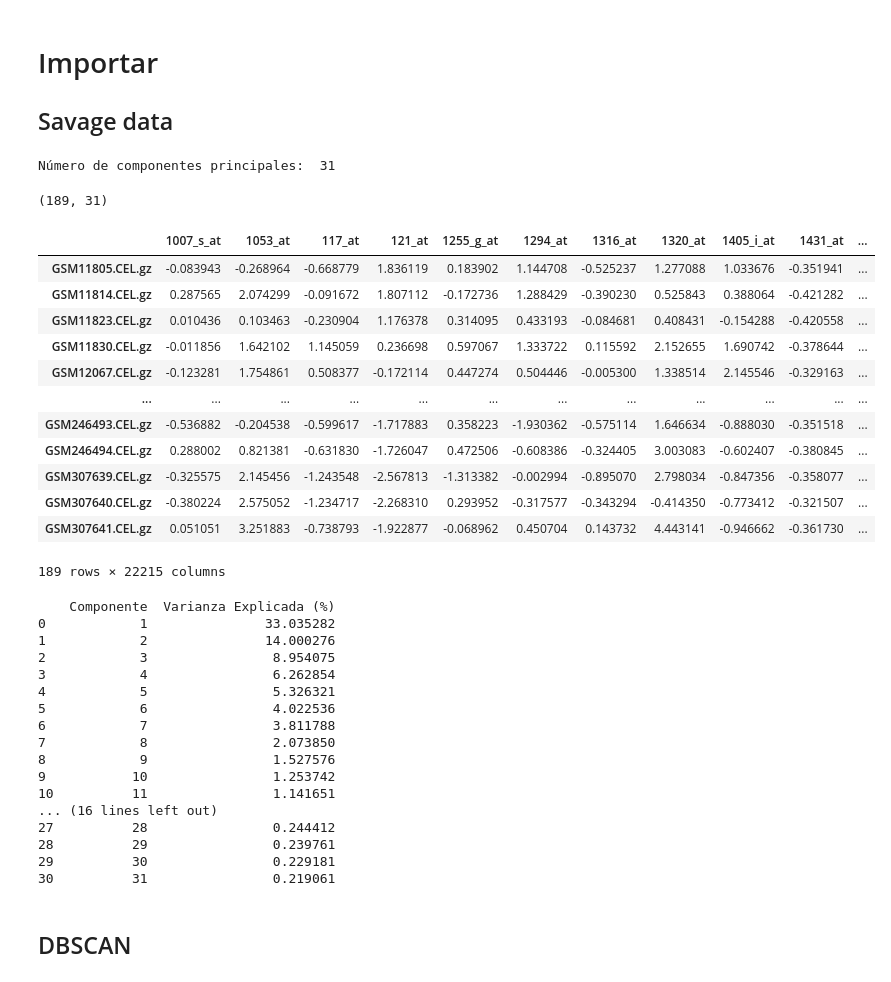
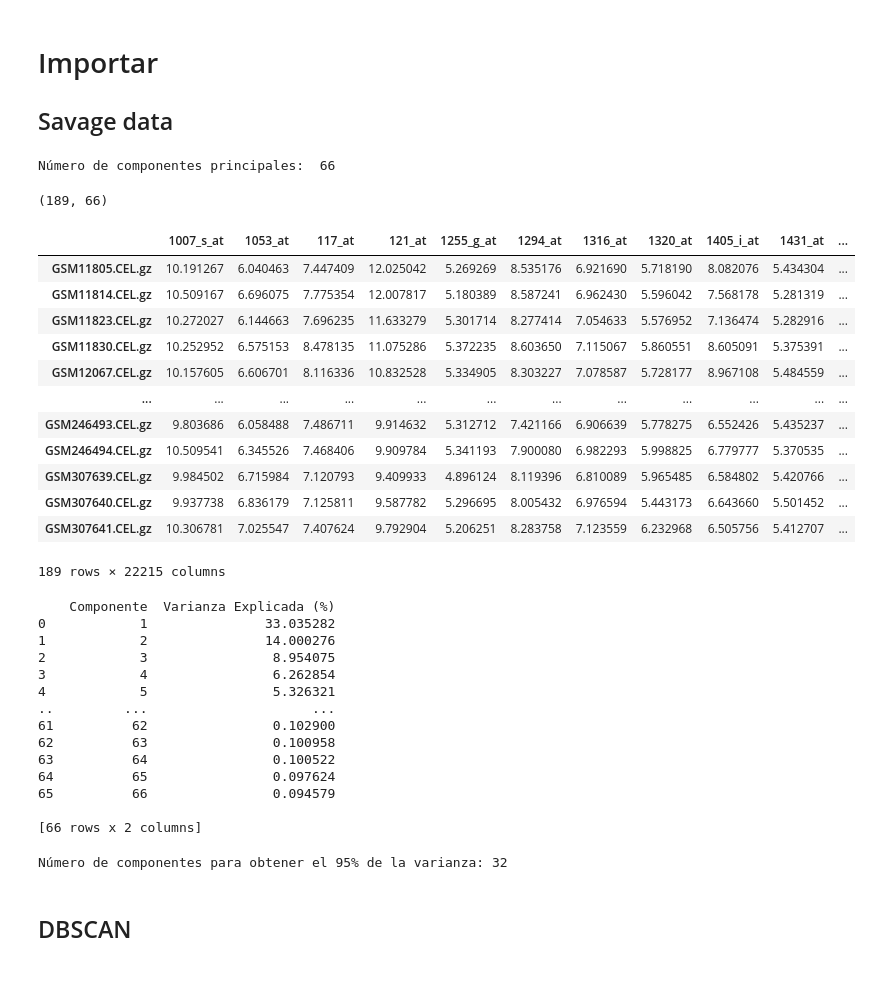
Before and after one commit to OmarUTEC/project2-machine, a Jupyter notebook: DBSCAN/dbscan2.ipynb, the cells around one changed output. Drawn from its saved outputs; the diff is of its cells as text; code cells hidden in the pictures.

```diff
--- a/DBSCAN/dbscan2.ipynb
+++ b/DBSCAN/dbscan2.ipynb
@@ -3,7 +3,6 @@
 ## Savage data
 # %%
 import pandas as pd
-from sklearn.preprocessing import StandardScaler
 from sklearn.decomposition import PCA
 
 # Cargar dataset_tissue.txt
@@ -17,36 +16,31 @@ classes = pd.read_csv(classes_path, sep=',', header=0, index_col=0)
 # Transponer los datos
 data_transposed = data.transpose()
 
-# Normalizar los datos usando MinMaxScaler
-scaler = StandardScaler()
-data_normalized = pd.DataFrame(scaler.fit_transform(data_transposed),
-                               columns=data_transposed.columns,
-                               index=data_transposed.index)
 
 # Aplicar PCA para retener el 95% de la varianza
-pca_95 = PCA(n_components=0.90)
+pca_95 = PCA(n_components=0.95)
 data_pca = pca_95.fit_transform(data_transposed)
 
 print('Número de componentes principales: ', pca_95.n_components_)
 # %% [output]
-Número de componentes principales:  31
+Número de componentes principales:  66
 # %%
 print(data_pca.shape)
-data_normalized
+data_transposed
 # %% [output]
-(189, 31)
+(189, 66)
 |  | 1007_s_at | 1053_at | 117_at | 121_at | 1255_g_at | 1294_at | 1316_at | 1320_at | 1405_i_at | 1431_at | ... |
-| GSM11805.CEL.gz | -0.083943 | -0.268964 | -0.668779 | 1.836119 | 0.183902 | 1.144708 | -0.525237 | 1.277088 | 1.033676 | -0.351941 | ... |
-| GSM11814.CEL.gz | 0.287565 | 2.074299 | -0.091672 | 1.807112 | -0.172736 | 1.288429 | -0.390230 | 0.525843 | 0.388064 | -0.421282 | ... |
-| GSM11823.CEL.gz | 0.010436 | 0.103463 | -0.230904 | 1.176378 | 0.314095 | 0.433193 | -0.084681 | 0.408431 | -0.154288 | -0.420558 | ... |
-| GSM11830.CEL.gz | -0.011856 | 1.642102 | 1.145059 | 0.236698 | 0.597067 | 1.333722 | 0.115592 | 2.152655 | 1.690742 | -0.378644 | ... |
-| GSM12067.CEL.gz | -0.123281 | 1.754861 | 0.508377 | -0.172114 | 0.447274 | 0.504446 | -0.005300 | 1.338514 | 2.145546 | -0.329163 | ... |
+| GSM11805.CEL.gz | 10.191267 | 6.040463 | 7.447409 | 12.025042 | 5.269269 | 8.535176 | 6.921690 | 5.718190 | 8.082076 | 5.434304 | ... |
+| GSM11814.CEL.gz | 10.509167 | 6.696075 | 7.775354 | 12.007817 | 5.180389 | 8.587241 | 6.962430 | 5.596042 | 7.568178 | 5.281319 | ... |
+| GSM11823.CEL.gz | 10.272027 | 6.144663 | 7.696235 | 11.633279 | 5.301714 | 8.277414 | 7.054633 | 5.576952 | 7.136474 | 5.282916 | ... |
+| GSM11830.CEL.gz | 10.252952 | 6.575153 | 8.478135 | 11.075286 | 5.372235 | 8.603650 | 7.115067 | 5.860551 | 8.605091 | 5.375391 | ... |
+| GSM12067.CEL.gz | 10.157605 | 6.606701 | 8.116336 | 10.832528 | 5.334905 | 8.303227 | 7.078587 | 5.728177 | 8.967108 | 5.484559 | ... |
 | ... | ... | ... | ... | ... | ... | ... | ... | ... | ... | ... | ... |
-| GSM246493.CEL.gz | -0.536882 | -0.204538 | -0.599617 | -1.717883 | 0.358223 | -1.930362 | -0.575114 | 1.646634 | -0.888030 | -0.351518 | ... |
-| GSM246494.CEL.gz | 0.288002 | 0.821381 | -0.631830 | -1.726047 | 0.472506 | -0.608386 | -0.324405 | 3.003083 | -0.602407 | -0.380845 | ... |
-| GSM307639.CEL.gz | -0.325575 | 2.145456 | -1.243548 | -2.567813 | -1.313382 | -0.002994 | -0.895070 | 2.798034 | -0.847356 | -0.358077 | ... |
-| GSM307640.CEL.gz | -0.380224 | 2.575052 | -1.234717 | -2.268310 | 0.293952 | -0.317577 | -0.343294 | -0.414350 | -0.773412 | -0.321507 | ... |
-| GSM307641.CEL.gz | 0.051051 | 3.251883 | -0.738793 | -1.922877 | -0.068962 | 0.450704 | 0.143732 | 4.443141 | -0.946662 | -0.361730 | ... |
+| GSM246493.CEL.gz | 9.803686 | 6.058488 | 7.486711 | 9.914632 | 5.312712 | 7.421166 | 6.906639 | 5.778275 | 6.552426 | 5.435237 | ... |
+| GSM246494.CEL.gz | 10.509541 | 6.345526 | 7.468406 | 9.909784 | 5.341193 | 7.900080 | 6.982293 | 5.998825 | 6.779777 | 5.370535 | ... |
+| GSM307639.CEL.gz | 9.984502 | 6.715984 | 7.120793 | 9.409933 | 4.896124 | 8.119396 | 6.810089 | 5.965485 | 6.584802 | 5.420766 | ... |
+| GSM307640.CEL.gz | 9.937738 | 6.836179 | 7.125811 | 9.587782 | 5.296695 | 8.005432 | 6.976594 | 5.443173 | 6.643660 | 5.501452 | ... |
+| GSM307641.CEL.gz | 10.306781 | 7.025547 | 7.407624 | 9.792904 | 5.206251 | 8.283758 | 7.123559 | 6.232968 | 6.505756 | 5.412707 | ... |
 189 rows × 22215 columns
 # %%
 # Mostrar el porcentaje de varianza explicada por cada componente
@@ -66,17 +60,23 @@ print(components_df)
 2            3                8.954075
 3            4                6.262854
 4            5                5.326321
-5            6                4.022536
-6            7                3.811788
-7            8                2.073850
-8            9                1.527576
-9           10                1.253742
-10          11                1.141651
-... (16 lines left out)
-27          28                0.244412
-28          29                0.239761
-29          30                0.229181
-30          31                0.219061
+..         ...                     ...
+61          62                0.102900
+62          63                0.100958
+63          64                0.100522
+64          65                0.097624
+65          66                0.094579
+
+[66 rows x 2 columns]
+# %%
+import numpy as np
+explained_variance = np.var(data_pca, axis=0)
+explained_variance_ratio = explained_variance / np.sum(explained_variance)
+explained_variance_ratio_cumsum = np.cumsum(explained_variance_ratio)
+num_components_95 = np.argmax(explained_variance_ratio_cumsum >= 0.95) + 1
+print(f"Número de componentes para obtener el 95% de la varianza: {num_components_95}")
+# %% [output]
+Número de componentes para obtener el 95% de la varianza: 32
 # %% [markdown]
 ## DBSCAN
 # %%
```
Also changed, not shown: parts of 9 cells of this notebook.
